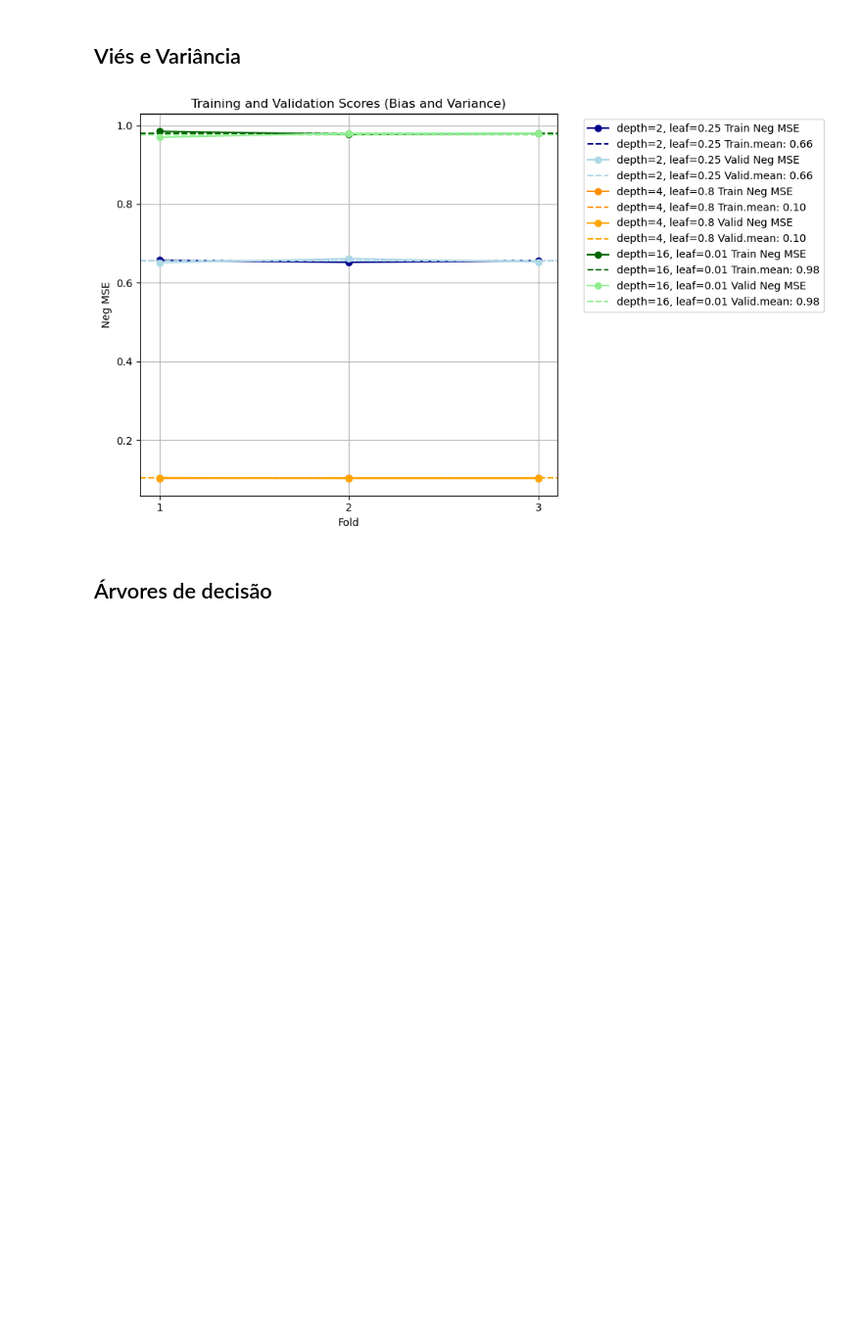
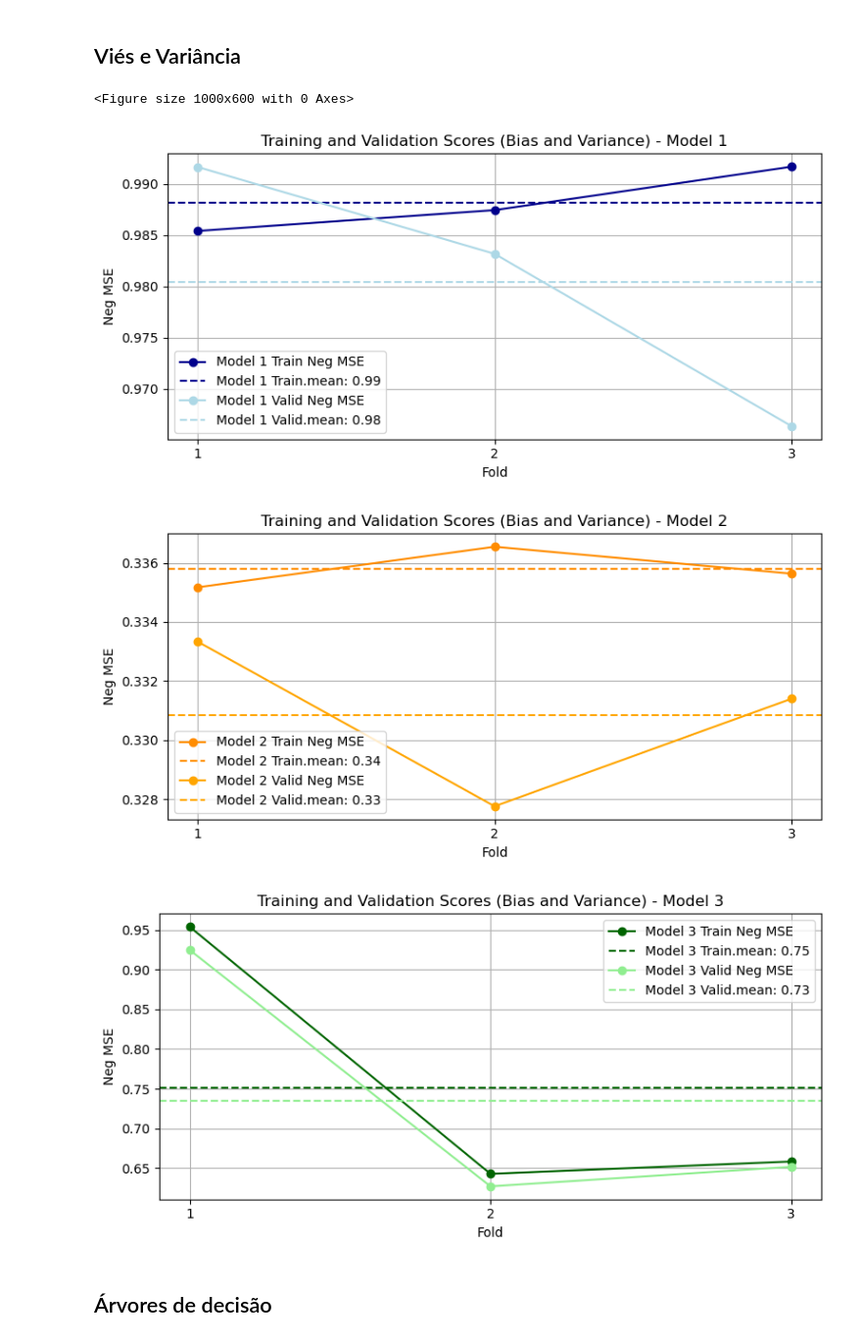
Before and after one commit to Pieri1/SistemasInteligentes-Tarefa01, a Jupyter notebook: ClassificadorCART.ipynb, the cells around one changed output. Shown: that part at 98% size. Cells and saved outputs as stored; diff of their text form; code cells hidden in the pictures; blank space fills up the shorter version.

```diff
--- a/ClassificadorCART.ipynb
+++ b/ClassificadorCART.ipynb
@@ -77,11 +150,11 @@ print("Distribuição das classes no conjunto de dados:")
 print(pd.Series(y).value_counts())
 
 depth1 = 2
-leaf1 = 0.25
-depth2 = 4
-leaf2 = 0.8
-depth3 = 16
-leaf3 = 0.01
+leaf1 = 0.23
+depth2 = 1
+leaf2 = 0.20
+depth3 = 5
+leaf3 = 0.25
 scores_treino = []
 scores_validos = []
 # %% [output]
@@ -104,7 +177,7 @@ parameters1 = [
 model1 = DecisionTreeClassifier(random_state=42)
 
 # grid search using cv
-clf1 = GridSearchCV(model1, parameters1, cv=3, scoring='f1_macro', verbose=4, return_train_score=True)
+clf1 = GridSearchCV(model1, parameters1, cv=5, scoring='f1_macro', verbose=4, return_train_score=True)
 clf1.fit(X_treino, y_treino)
 best1 = clf1.best_estimator_
 scores_treino.append([
@@ -148,7 +223,7 @@ parameters2 = [
 model2 = DecisionTreeClassifier(random_state=42)
 
 # grid search using cv
-clf2 = GridSearchCV(model2, parameters2, cv=3, scoring='f1_macro', verbose=4, return_train_score=True)
+clf2 = GridSearchCV(model2, parameters2, cv=5, scoring='f1_macro', verbose=4, return_train_score=True)
 clf2.fit(X_treino, y_treino)
 best2 = clf2.best_estimator_
 scores_treino.append([
@@ -192,7 +269,7 @@ parameters3 = [
 model3 = DecisionTreeClassifier(random_state=42)
 
 # grid search using cv
-clf3 = GridSearchCV(model3, parameters3, cv=3, scoring='f1_macro', verbose=4, return_train_score=True)
+clf3 = GridSearchCV(model3, parameters3, cv=5, scoring='f1_macro', verbose=4, return_train_score=True)
 clf3.fit(X_treino, y_treino)
 best3 = clf3.best_estimator_
 scores_treino.append([
@@ -279,35 +388,41 @@ weighted avg       1.00      0.99      0.99       200
 # %%
 # Exemplo de definição (substitua pelos seus valores reais)
 num_params = 3  # Número de conjuntos de parâmetros testados
 k_folds = 3     # Número de folds usados na validação cruzada
 
 # Exemplo de listas de scores (substitua pelos seus resultados reais)
 # scores_treino = [[...], [...], [...]]
 # scores_validos = [[...], [...], [...]]
 
 plt.figure(figsize=(10, 6))
 colors = [
     ["darkblue", "lightblue"],
     ["darkorange", "orange"],
     ["darkgreen", "lightgreen"],
 ]
 
+labels = [f"Model {i+1}" for i in range(num_params)]
+
 for i in range(num_params):
+    # Treino
+    plt.figure(figsize=(8, 4))
     plt.plot(range(1, len(scores_treino[i]) + 1), scores_treino[i], label=f"{labels[i]} Train Neg MSE", marker='o', color=colors[i][0])
     plt.axhline(np.mean(scores_treino[i]), color=colors[i][0], linestyle='--', label=f"{labels[i]} Train.mean: {np.mean(scores_treino[i]):.2f}")
     plt.plot(range(1, len(scores_validos[i]) + 1), scores_validos[i], label=f"{labels[i]} Valid Neg MSE", marker='o', color=colors[i][1])
     plt.axhline(np.mean(scores_validos[i]), color=colors[i][1], linestyle='--', label=f"{labels[i]} Valid.mean: {np.mean(scores_validos[i]):.2f}")
-
-plt.xlabel("Fold")
-plt.ylabel("Neg MSE")
-plt.title("Training and Validation Scores (Bias and Variance)")
-plt.legend(bbox_to_anchor=(1.05, 1), loc='upper left')
-plt.xticks(np.arange(1, k_folds + 1, 1))
-plt.grid()
-plt.tight_layout()
-plt.show()
+    plt.xlabel("Fold")
+    plt.ylabel("Neg MSE")
+    plt.title(f"Training and Validation Scores (Bias and Variance) - {labels[i]}")
+    plt.legend()
+    plt.xticks(np.arange(1, k_folds + 1, 1))
+    plt.grid()
+    plt.tight_layout()
+    plt.show()
 # %% [output]
+<Figure size 1000x600 with 0 Axes>
-[figure, old version]
+[figure, new version]
+[figure, added]
+[figure, added]
 # %% [markdown]
 ## Árvores de decisão
 # %%
```
Also changed, not shown: parts of 27 cells of this notebook, 9 other files.
